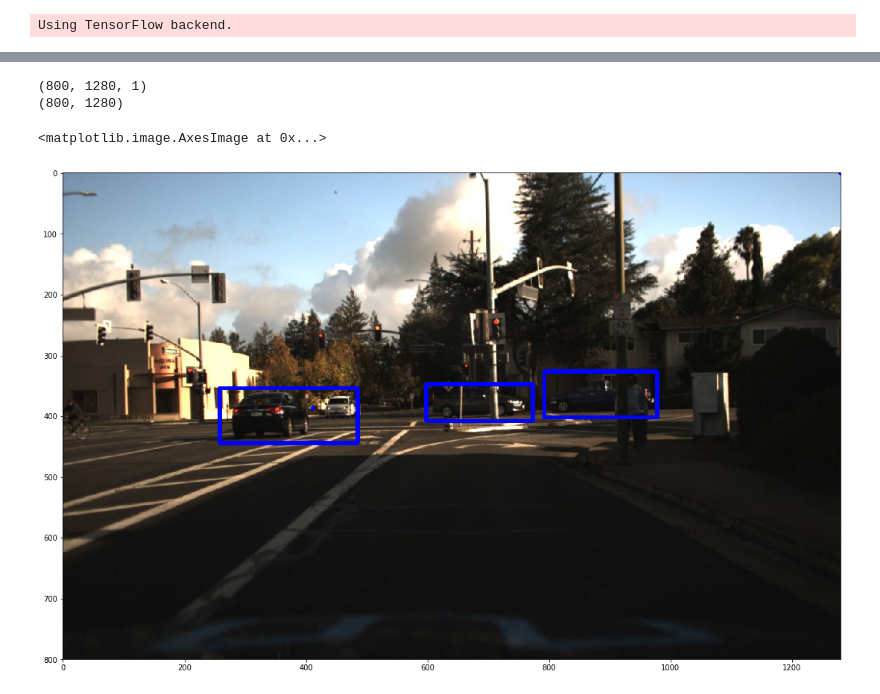
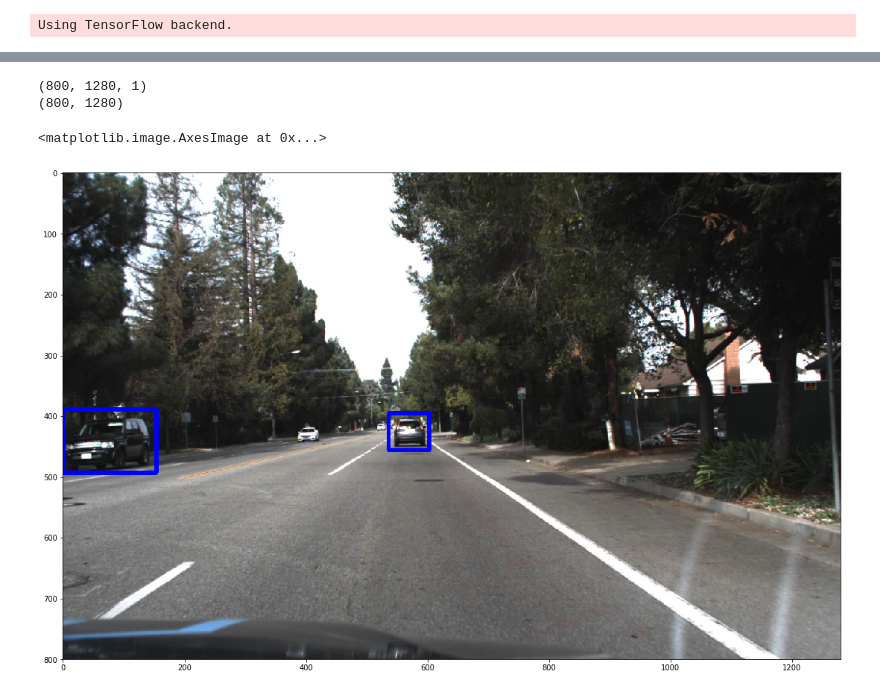
Before and after one commit to whathelll/CarND-Vehicle-Detection, a Jupyter notebook: UNet.ipynb, the cells around one changed output, grey strips where cells are left out. Drawn from its saved outputs; the diff is of its cells as text; code cells hidden in the pictures.

Commit message:
testing the UNet post training and testing the squeezenet

```diff
--- a/UNet.ipynb
+++ b/UNet.ipynb
@@ -187,14 +197,18 @@ plot_xy(x, y)
 [figure]
 # %%
 from random import randint
+from sklearn.model_selection import train_test_split
+
+#shuffle the dataframe
+dfcar_shuffle = dfcar.sample(frac=1).reset_index(drop=True)
 
 def generator(df, batch_size=1):
     while 1:
         x_sample = []
         y_sample = []
         for i in range(batch_size):
-            item = randint(0,9)
-            row = df.iloc[170+item]
+            item = randint(0,df.shape[0]-1)
+            row = df.iloc[item]
             img_path= row["img"]
             x = mpimg.imread(img_path)
             y = get_segment(x, get_boxes(img_path, df))
@@ -206,7 +220,7 @@ def generator(df, batch_size=1):
         yield np.stack(x_sample), np.stack(y_sample)
 
 
-g = generator(dfcar)
+g = generator(dfcar_shuffle)
 
 x, y = next(g)
 index = 0
@@ -288,24 +305,25 @@ Wall time: 118 ms
 # %%
 print(prediction.shape)
 
 labels = label(prediction[:,:,0])
 print(labels[0].shape)
 img = x[index]
 # img = cv2.resize(test_img, (1280, 800), interpolation=cv2.INTER_AREA)
 for object_no in range(1, labels[1]+1):
     # Find pixels with each car_number label value
     nonzero = (labels[0] == object_no).nonzero()
     # Identify x and y values of those pixels
     nonzeroy = np.array(nonzero[0])
     nonzerox = np.array(nonzero[1])
-    bbox = ((np.min(nonzerox), np.min(nonzeroy)), (np.max(nonzerox), np.max(nonzeroy)))
-    cv2.rectangle(img, bbox[0], bbox[1], (0,0,255),6)
+    if ((np.max(nonzeroy)-np.min(nonzeroy)>50) & (np.max(nonzerox)-np.min(nonzerox)>50)):
+        bbox = ((np.min(nonzerox), np.min(nonzeroy)), (np.max(nonzerox), np.max(nonzeroy)))
+        cv2.rectangle(img, bbox[0], bbox[1], (0,0,255),6)
 
 
 figure = plt.figure(figsize=(20,12))
 plt.imshow(img, cmap='gray')
 # %% [output]
 (800, 1280, 1)
 (800, 1280)
 <matplotlib.image.AxesImage at 0x...>
-[figure, old version]
+[figure, new version]
```
Also changed, not shown: parts of 9 cells of this notebook, 2 other files.
